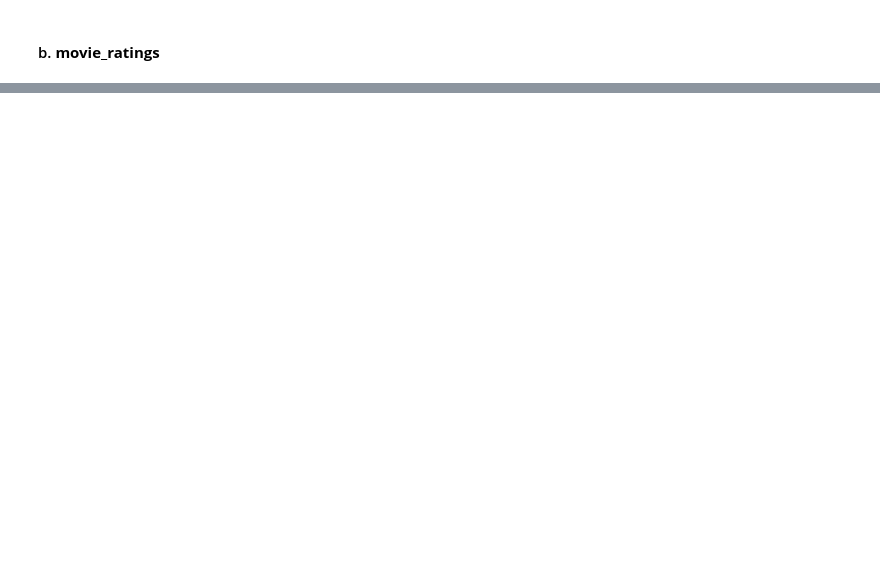
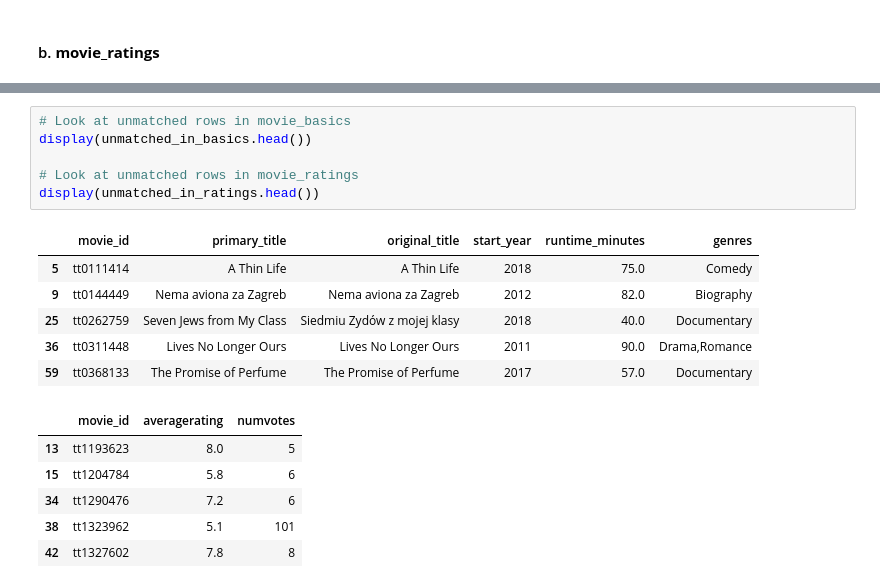
Before and after one commit to blexolonde/dsc-phase-2-FilmForecast, a Jupyter notebook: notebooks/data_cleaning.ipynb, the cells around one changed output, grey strips where cells are left out. Drawn from its saved outputs; the diff is of its cells as text; blank space fills up the shorter version.

```diff
--- a/notebooks/data_cleaning.ipynb
+++ b/notebooks/data_cleaning.ipynb
@@ -613,0 +674,19 @@ The movie_ratings dataframe is already clean with no missing values.
+# %%
+# Look at unmatched rows in movie_basics
+display(unmatched_in_basics.head())
+
+# Look at unmatched rows in movie_ratings
+display(unmatched_in_ratings.head())
+# %% [output]
+|  | movie_id | primary_title | original_title | start_year | runtime_minutes | genres |
+| 5 | tt0111414 | A Thin Life | A Thin Life | 2018 | 75.0 | Comedy |
+| 9 | tt0144449 | Nema aviona za Zagreb | Nema aviona za Zagreb | 2012 | 82.0 | Biography |
+| 25 | tt0262759 | Seven Jews from My Class | Siedmiu Zydów z mojej klasy | 2018 | 40.0 | Documentary |
+| 36 | tt0311448 | Lives No Longer Ours | Lives No Longer Ours | 2011 | 90.0 | Drama,Romance |
+| 59 | tt0368133 | The Promise of Perfume | The Promise of Perfume | 2017 | 57.0 | Documentary |
+|  | movie_id | averagerating | numvotes |
+| 13 | tt1193623 | 8.0 | 5 |
+| 15 | tt1204784 | 5.8 | 6 |
+| 34 | tt1290476 | 7.2 | 6 |
+| 38 | tt1323962 | 5.1 | 101 |
+| 42 | tt1327602 | 7.8 | 8 |
```
Also changed, not shown: parts of 11 cells of this notebook.
